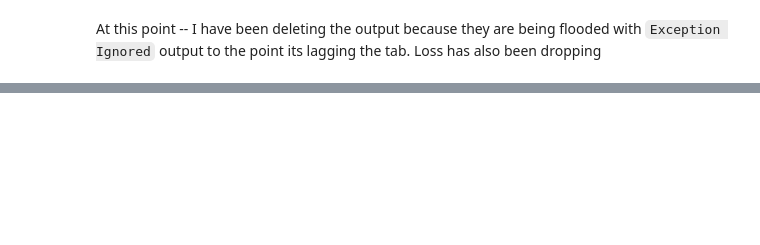
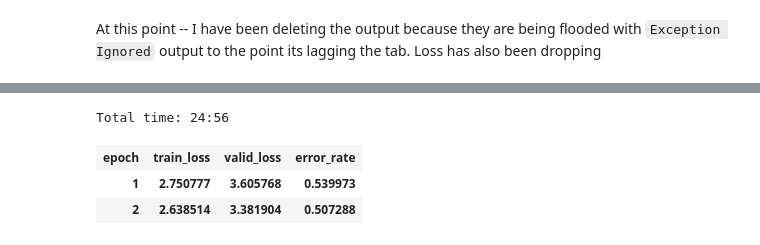
Before and after one commit to gdoteof/neuralnet_stuff, a Jupyter notebook: kaggle_whales.ipynb, the cells around one changed output, grey strips where cells are left out. Drawn from its saved outputs; the diff is of its cells as text; code cells hidden in the pictures; blank space fills up the shorter version.

```diff
--- a/kaggle_whales.ipynb
+++ b/kaggle_whales.ipynb
@@ -238,0 +256,8 @@ learn.save('whalecheck1')
+# %%
+learn.lr_range(slice(1e-9,1e-4))
+learn.fit_one_cycle(2)
+# %% [output]
+Total time: 24:56
+| epoch | train_loss | valid_loss | error_rate |
+| 1 | 2.750777 | 3.605768 | 0.539973 |
+| 2 | 2.638514 | 3.381904 | 0.507288 |
```
Also changed, not shown: parts of 27 cells of this notebook.
